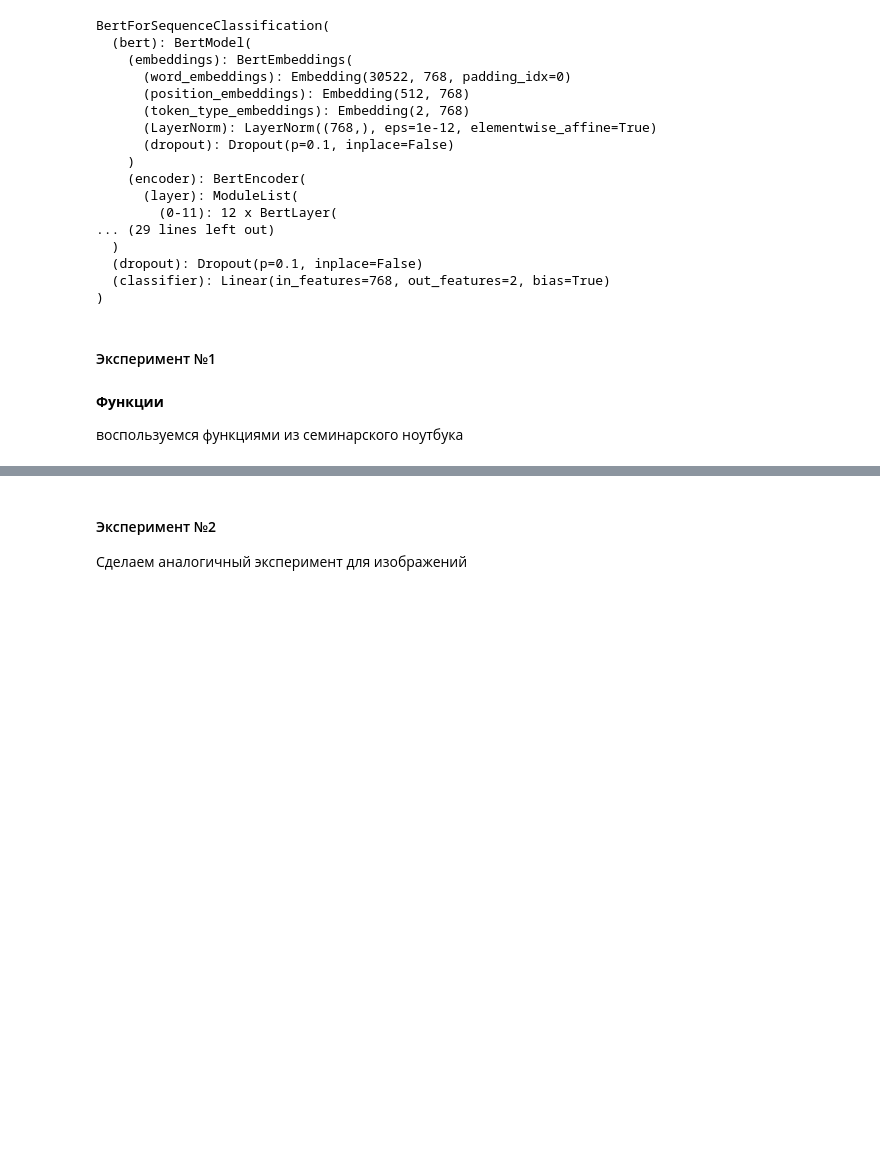
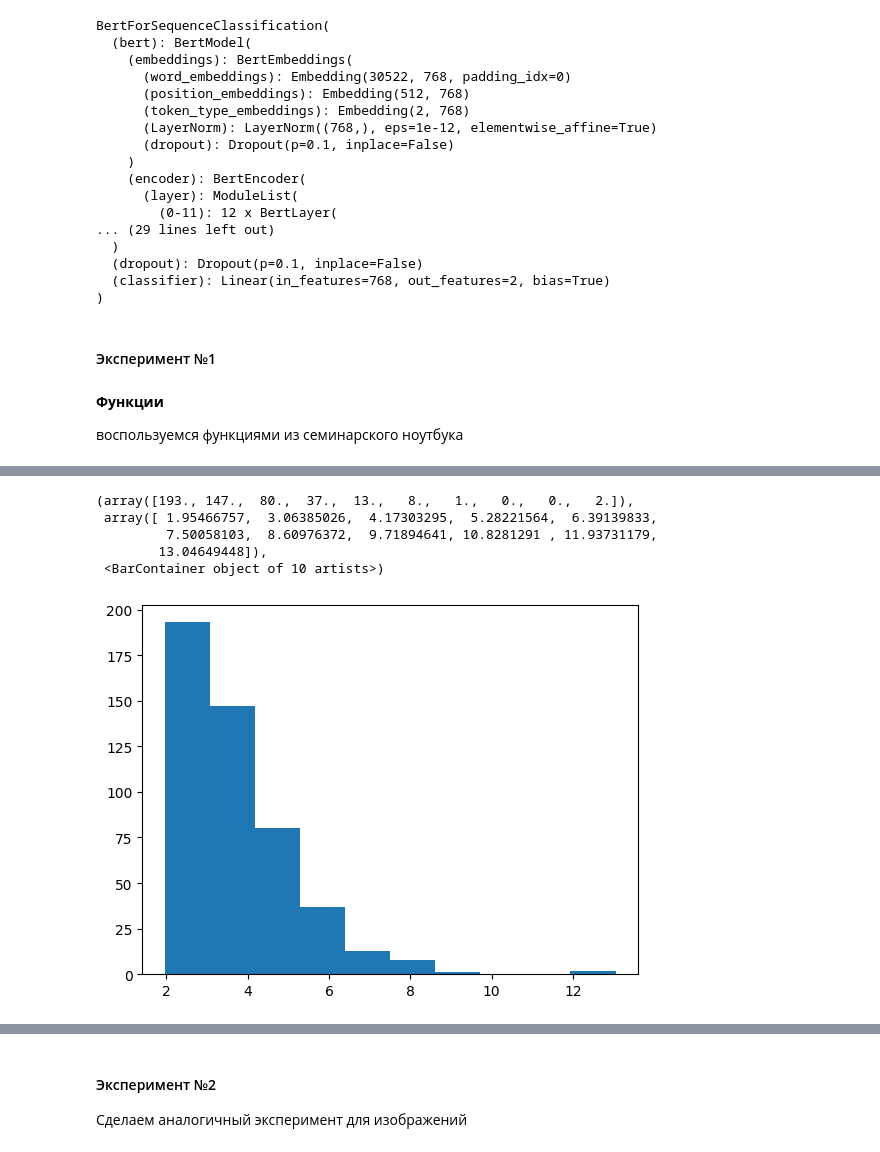
Before and after one commit to Alexeiyaganov/made_mo_ml, a Jupyter notebook: hw4/hw4.ipynb, the cells around one changed output, grey strips where cells are left out. Cells and saved outputs as stored; diff of their text form; code cells hidden in the pictures; blank space fills up the shorter version.

```diff
--- a/hw4/hw4.ipynb
+++ b/hw4/hw4.ipynb
@@ -882,0 +877,9 @@ TypeError: ignored
+# %%
+plt.hist(norm_diffs_every_epoch_ACC[0])
+# %% [output]
+(array([193., 147.,  80.,  37.,  13.,   8.,   1.,   0.,   0.,   2.]),
+ array([ 1.95466757,  3.06385026,  4.17303295,  5.28221564,  6.39139833,
+         7.50058103,  8.60976372,  9.71894641, 10.8281291 , 11.93731179,
+        13.04649448]),
+ <BarContainer object of 10 artists>)
+[figure, added]
```
Also changed, not shown: parts of 35 cells of this notebook.
